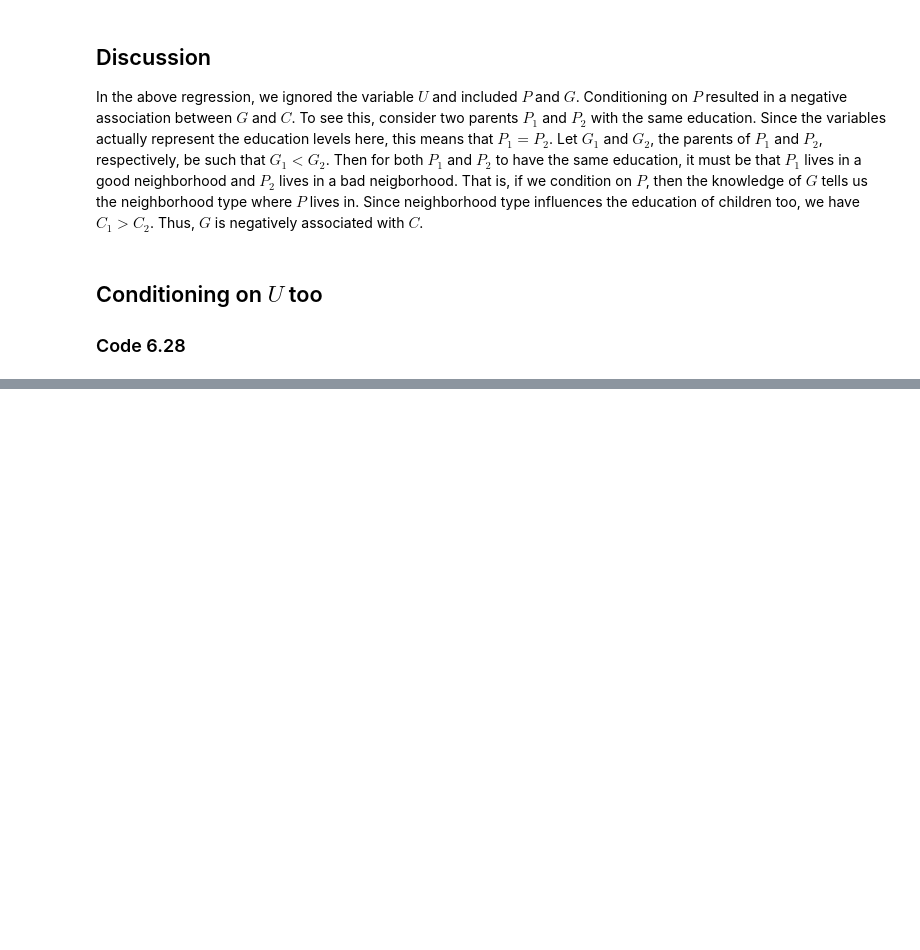
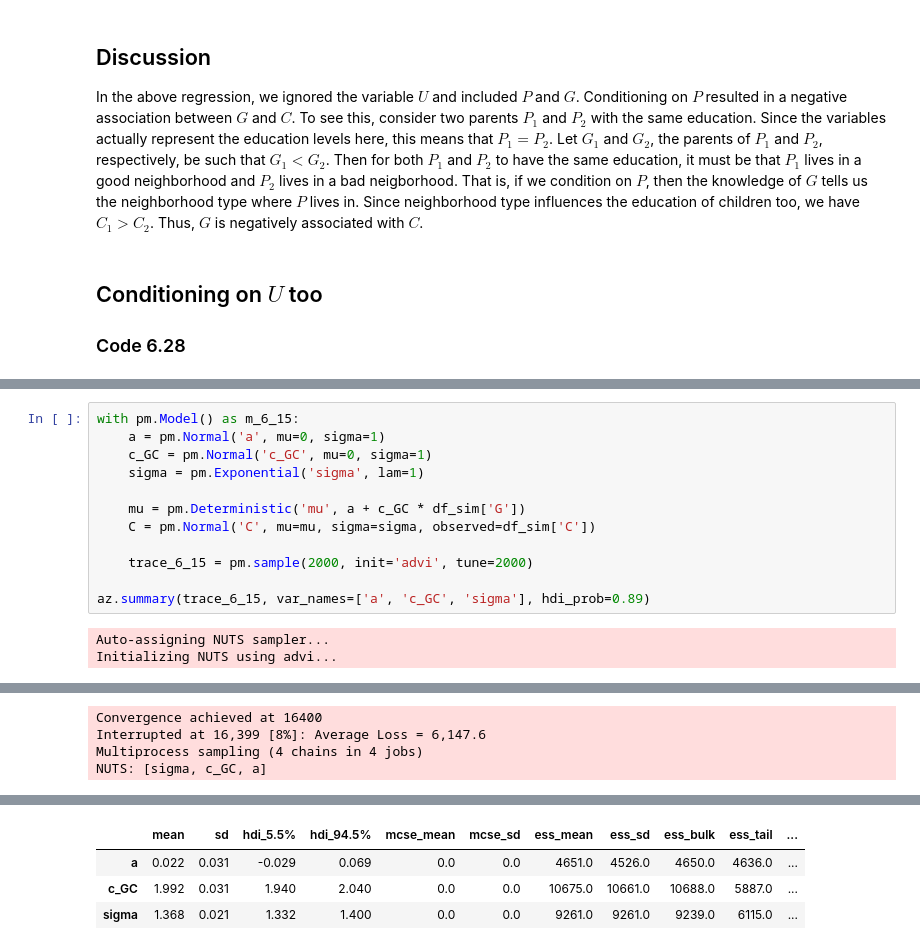
Before and after one commit to somnath1077/statistical_rethinking, a Jupyter notebook: code/ch06/nb03_collider_bias.ipynb, the cells around one changed output, grey strips where cells are left out. Cells and saved outputs as stored; diff of their text form; blank space fills up the shorter version.

```diff
--- a/code/ch06/nb03_collider_bias.ipynb
+++ b/code/ch06/nb03_collider_bias.ipynb
@@ -321,0 +404,15 @@ az.summary(trace_6_12, var_names=['a', 'b_GC', 'b_PC', 'b_U', 'sigma'], hdi_prob
+# %%
+with pm.Model() as m_6_15:
+    a = pm.Normal('a', mu=0, sigma=1)
+    c_GC = pm.Normal('c_GC', mu=0, sigma=1)
+    sigma = pm.Exponential('sigma', lam=1)
+
+    mu = pm.Deterministic('mu', a + c_GC * df_sim['G'])
+    C = pm.Normal('C', mu=mu, sigma=sigma, observed=df_sim['C'])
+
+    trace_6_15 = pm.sample(2000, init='advi', tune=2000)
+
+az.summary(trace_6_15, var_names=['a', 'c_GC', 'sigma'], hdi_prob=0.89)
+# %% [output]
+Auto-assigning NUTS sampler...
+Initializing NUTS using advi...
@@ -321,0 +420,4 @@ az.summary(trace_6_12, var_names=['a', 'b_GC', 'b_PC', 'b_U', 'sigma'], hdi_prob
+Convergence achieved at 16400
+Interrupted at 16,399 [8%]: Average Loss = 6,147.6
+Multiprocess sampling (4 chains in 4 jobs)
+NUTS: [sigma, c_GC, a]
@@ -321,0 +426,4 @@ az.summary(trace_6_12, var_names=['a', 'b_GC', 'b_PC', 'b_U', 'sigma'], hdi_prob
+|  | mean | sd | hdi_5.5% | hdi_94.5% | mcse_mean | mcse_sd | ess_mean | ess_sd | ess_bulk | ess_tail | ... |
+| a | 0.022 | 0.031 | -0.029 | 0.069 | 0.0 | 0.0 | 4651.0 | 4526.0 | 4650.0 | 4636.0 | ... |
+| c_GC | 1.992 | 0.031 | 1.940 | 2.040 | 0.0 | 0.0 | 10675.0 | 10661.0 | 10688.0 | 5887.0 | ... |
+| sigma | 1.368 | 0.021 | 1.332 | 1.400 | 0.0 | 0.0 | 9261.0 | 9261.0 | 9239.0 | 6115.0 | ... |
```
Also changed, not shown: parts of 12 cells of this notebook, 1 other file.
